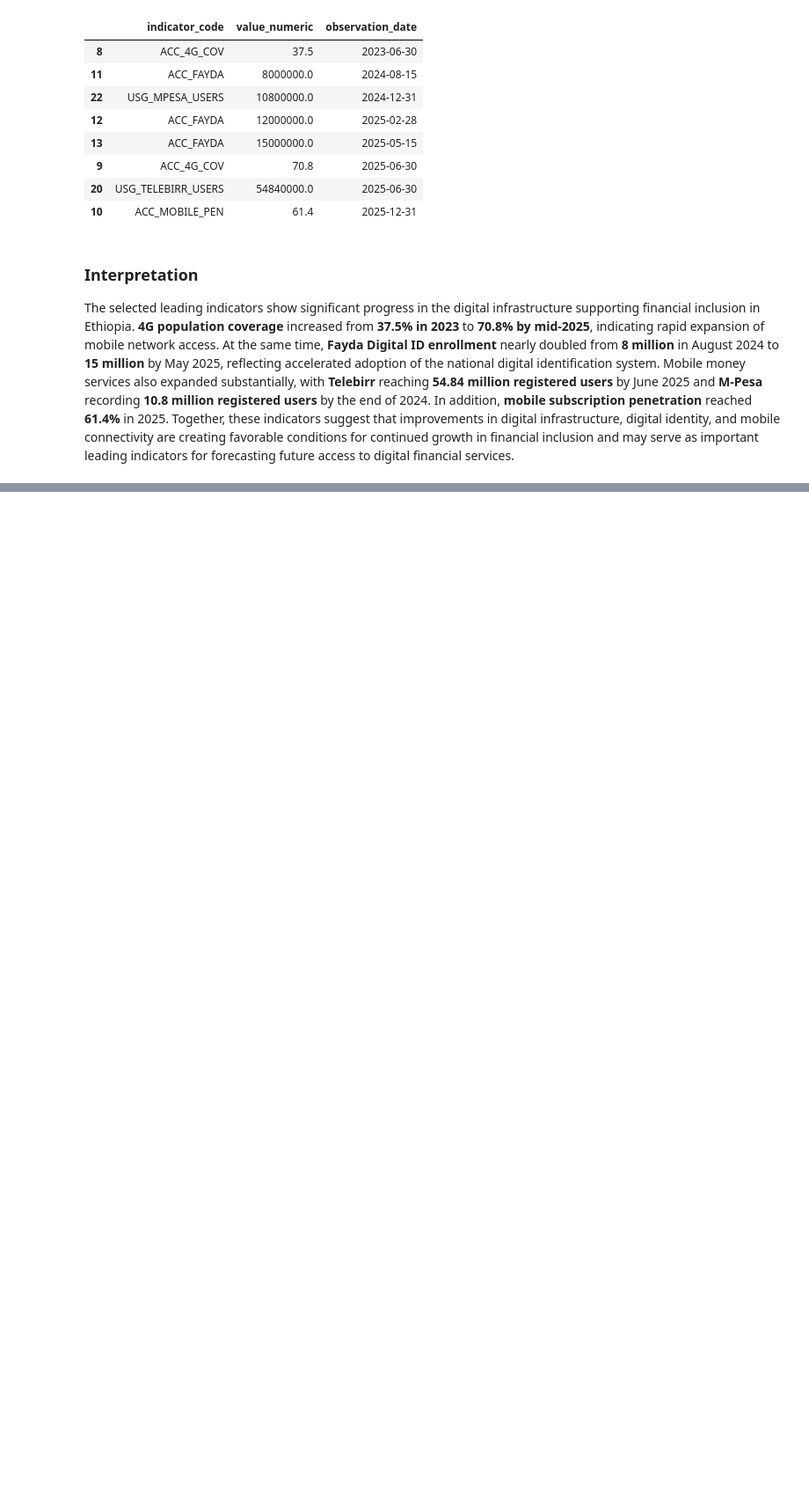
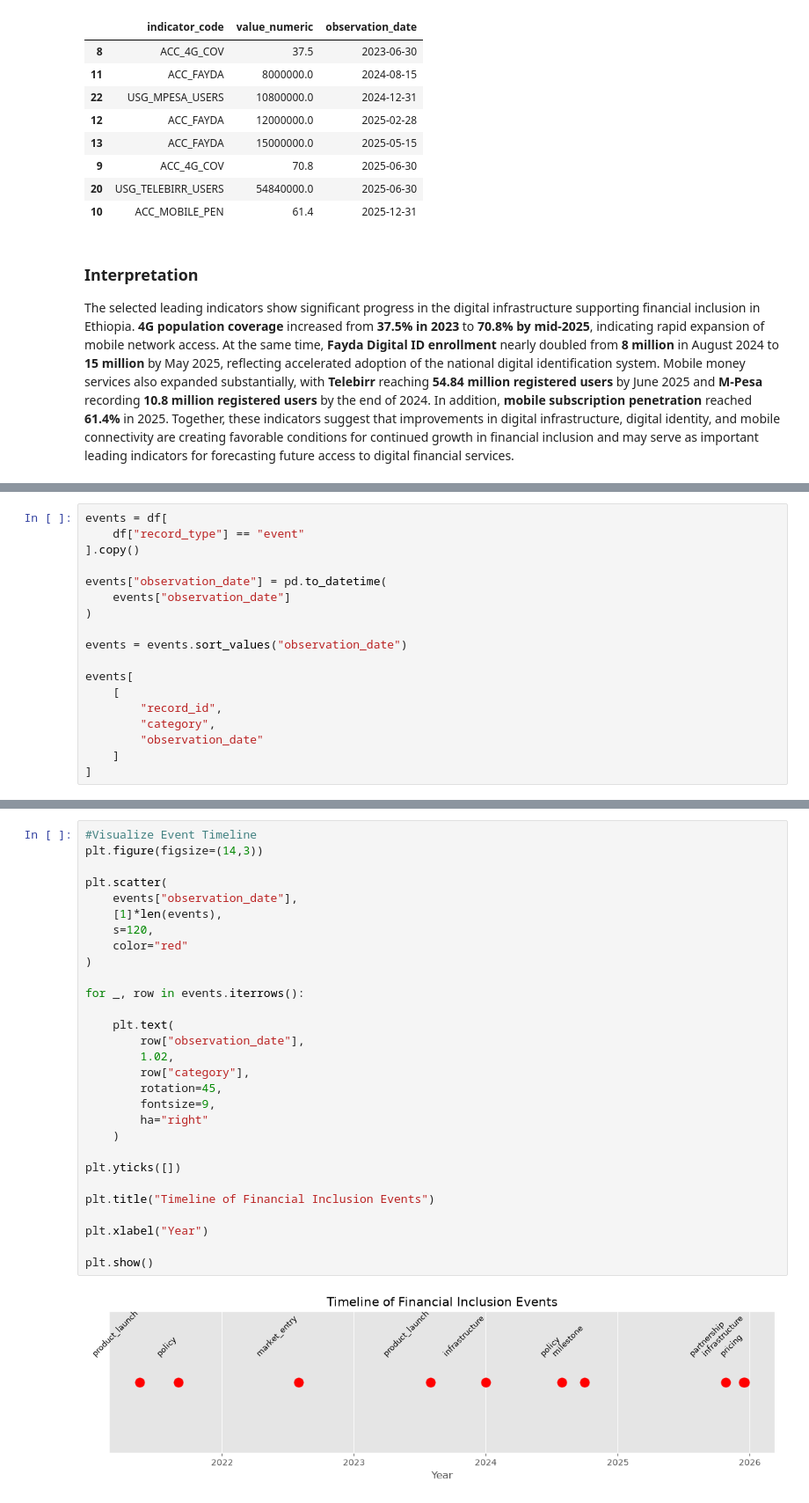
Before and after one commit to Lalisecf/ethiopia-fi-forecast-week11, a Jupyter notebook: notebooks/task_2_eda.ipynb, the cells around one changed output, grey strips where cells are left out. Shown at 88% size. Drawn from its saved outputs; the diff is of its cells as text; blank space fills up the shorter version.

```diff
--- a/notebooks/task_2_eda.ipynb
+++ b/notebooks/task_2_eda.ipynb
@@ -1678,0 +1657,18 @@ The selected leading indicators show significant progress in the digital infrast
+# %%
+events = df[
+    df["record_type"] == "event"
+].copy()
+
+events["observation_date"] = pd.to_datetime(
+    events["observation_date"]
+)
+
+events = events.sort_values("observation_date")
+
+events[
+    [
+        "record_id",
+        "category",
+        "observation_date"
+    ]
+]
@@ -1678,0 +1688,31 @@ The selected leading indicators show significant progress in the digital infrast
+# %%
+#Visualize Event Timeline
+plt.figure(figsize=(14,3))
+
+plt.scatter(
+    events["observation_date"],
+    [1]*len(events),
+    s=120,
+    color="red"
+)
+
+for _, row in events.iterrows():
+
+    plt.text(
+        row["observation_date"],
+        1.02,
+        row["category"],
+        rotation=45,
+        fontsize=9,
+        ha="right"
+    )
+
+plt.yticks([])
+
+plt.title("Timeline of Financial Inclusion Events")
+
+plt.xlabel("Year")
+
+plt.show()
+# %% [output]
+[figure, added]
```
Also changed, not shown: parts of 21 cells of this notebook.
